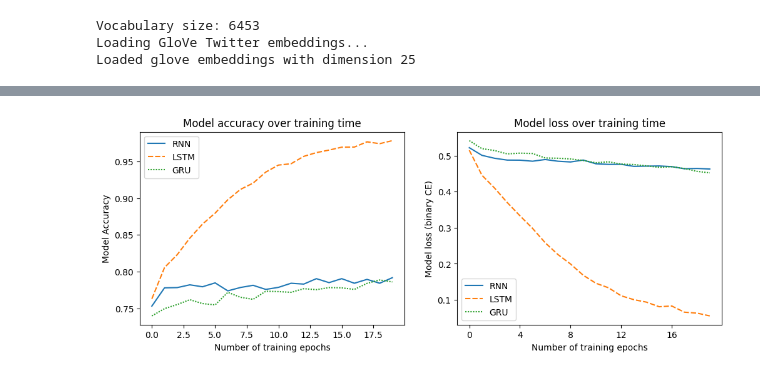
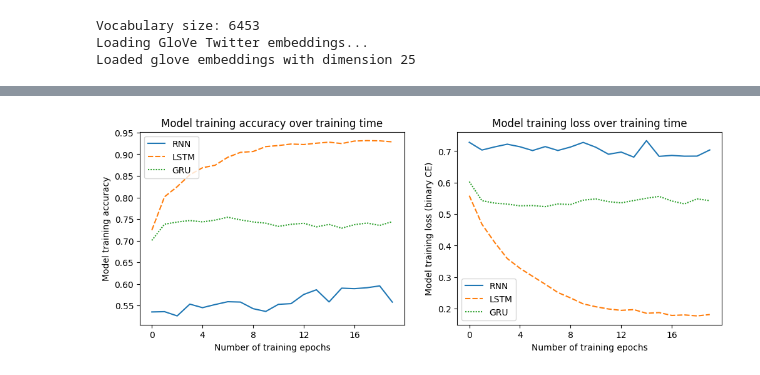
Before and after one commit to gbangban/text-nlp, a Jupyter notebook: notebook.ipynb, the cells around one changed output, grey strips where cells are left out. Cells and saved outputs as stored; diff of their text form; code cells hidden in the pictures.

```diff
--- a/notebook.ipynb
+++ b/notebook.ipynb
@@ -352,7 +323,7 @@ class TweetPreprocessor:
 
 
     def encode_text(self, text):
-        """Convert text to sequence of indices with padding"""
+        """Converts text to sequence of encoded indices with padding"""
         tokens = self.clean_text(text)
         # Truncate or pad sequence to max_length
         if len(tokens) > self.max_length:
@@ -361,7 +332,7 @@ class TweetPreprocessor:
         # Convert tokens to indices
         indices = [self.word2idx.get(token, self.word2idx["<UNK>"]) for token in tokens]
 
-        # Pad sequence
+        # Pad the sequence
         padded = indices + [self.word2idx["<PAD>"]] * (self.max_length - len(indices))
 
         return padded
@@ -375,8 +346,6 @@ class Word2VecEmbedder:
         self.model = None
 
     def train_embeddings(self, texts, window=5, min_count=1, workers=4):
-        """Train Word2Vec model on corpus"""
-        # Prepare sentences for Word2Vec
         sentences = [self.preprocessor.clean_text(text) for text in texts]
 
         # Train Word2Vec model
@@ -410,7 +379,7 @@ class EmbeddingLoader:
 
     def load_embeddings(self, embedding_type=None, custom_path=None):
         """
-        Load pre-trained embeddings
+        Loads pre-trained embeddings
 
         Args:
             embedding_type: 'word2vec', 'glove', 'fasttext', or 'custom'
@@ -601,13 +631,13 @@ import torch
 import torch.nn as nn
 from torch.nn.utils.rnn import pack_padded_sequence, pad_packed_sequence
 
-class RNNModel(nn.Module):
+class GRUModel(nn.Module):
     def __init__(self, vocab_size, embedding_dim, hidden_dim, num_layers, dropout=0, bidirectional=False, embedding_matrix=embedding_matrix):
-        super(RNNModel, self).__init__()
+        super(GRUModel, self).__init__()
 
         self.embeddings = nn.Embedding.from_pretrained(torch.tensor(embedding_matrix, dtype=torch.float), freeze=True)
         # batch first should return tensor shape [batch, sequence, feature]
-        self.rnn = nn.RNN(
+        self.gru = nn.GRU(
             embedding_dim,
             hidden_dim,
             num_layers=num_layers,
@@ -615,24 +645,25 @@ class RNNModel(nn.Module):
             dropout=dropout if num_layers > 1 else 0,
             bidirectional=bidirectional
         )
+        self.dropout = nn.Dropout(dropout)
+
 
         # We are moving from hidden layer to a single, fully connected layer for binary output
         output_dim = hidden_dim * 2 if bidirectional else hidden_dim
         self.fc = nn.Linear(output_dim, 1)
 
         self.output = nn.Sigmoid() # Our final output is evaluated against binary cross entropy, so we need sigmoidal output...
-        self.dropout = nn.Dropout(dropout)
-
 
     def forward(self, x, text_lengths):
         # X shape = (batch_size, sequence)
-        x = self.embeddings(x)  # x shape = (batch_size, sequence, embedding dim)
-        # todo: add drop out layer
+        # x = self.embeddings(x)  # x shape = (batch_size, sequence, embedding dim)
+        x = self.dropout(self.embeddings(x))  # shape = (batch size, sequence length, embedding dim)
+
         # Make sure text_lengths is on CPU
         packed_embedded = pack_padded_sequence(x, text_lengths.cpu(), batch_first=True, enforce_sorted=False)
 
         # The RNN function only takes the packed input, no need for text_lengths here
-        packed_output, hidden = self.rnn(packed_embedded)
+        packed_output, hidden = self.gru(packed_embedded)
 
         output, output_lengths = pad_packed_sequence(packed_output, batch_first=True)
 
@@ -714,7 +692,7 @@ seed = 42
 dropout = 0.5
 
 # Model hyperparameters
-learning_rate = 1e-3
+learning_rate = 1e-2
 num_epochs = 20
 batch_size = 32
 
@@ -725,6 +703,7 @@ device = torch.device('cuda' if torch.cuda.is_available() else 'cpu')
 
 criterion = nn.BCELoss()
 
+# Using stratification just to even up the distribution of positive/negative labels...
 train_split, valid_split = train_test_split(train_df, test_size=0.2, random_state=seed,stratify=train_df['target'])
 
 train_data = TextDataset(train_split, preprocessor)
@@ -867,30 +847,31 @@ Validation: Average loss: 0.04682021586328427, accuracy: 0.9807881773399014
 # %%
 # Visualizing Acc + Loss across models...
 model_acc = {
     'RNN': rnn_training_acc,
     'LSTM': lstm_training_acc,
     'GRU': gru_training_acc
 }
 plt.figure(figsize=(12, 4))
 
 plt.subplot(1, 2, 1)
 sns.lineplot(model_acc)
-plt.title("Model accuracy over training time")
-plt.ylabel("Model Accuracy")
+plt.title("Model training accuracy over training time")
+plt.ylabel("Model training accuracy")
 plt.xlabel("Number of training epochs")
+plt.xticks(range(0,num_epochs,4))
 
 model_loss = {
     'RNN': rnn_training_loss,
     'LSTM': lstm_training_loss,
     'GRU': gru_training_loss
 }
 plt.subplot(1, 2, 2)
 sns.lineplot(model_loss)
-plt.title("Model loss over training time")
-plt.ylabel("Model loss (binary CE)")
+plt.title("Model training loss over training time")
+plt.ylabel("Model training loss (binary CE)")
 plt.xlabel("Number of training epochs")
 
 plt.xticks(range(0,num_epochs,4))
 plt.show()
 # %% [output]
-[figure, old version]
+[figure, new version]
```
Also changed, not shown: parts of 17 cells of this notebook.
